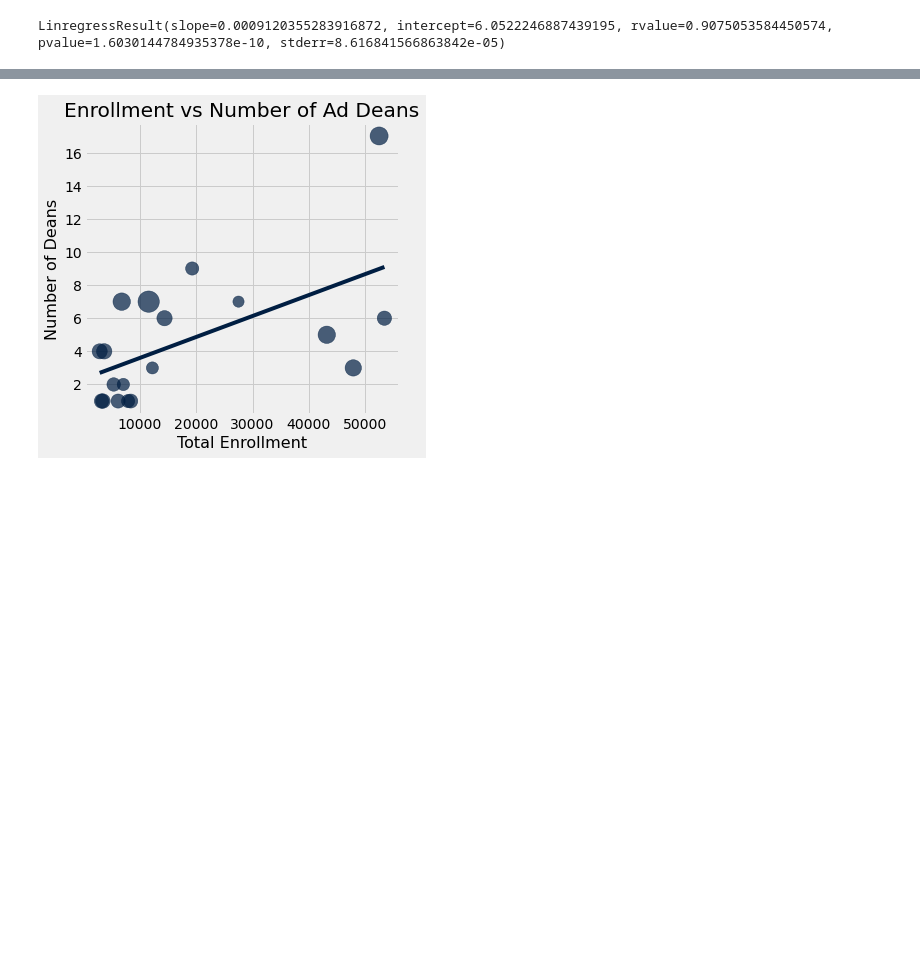
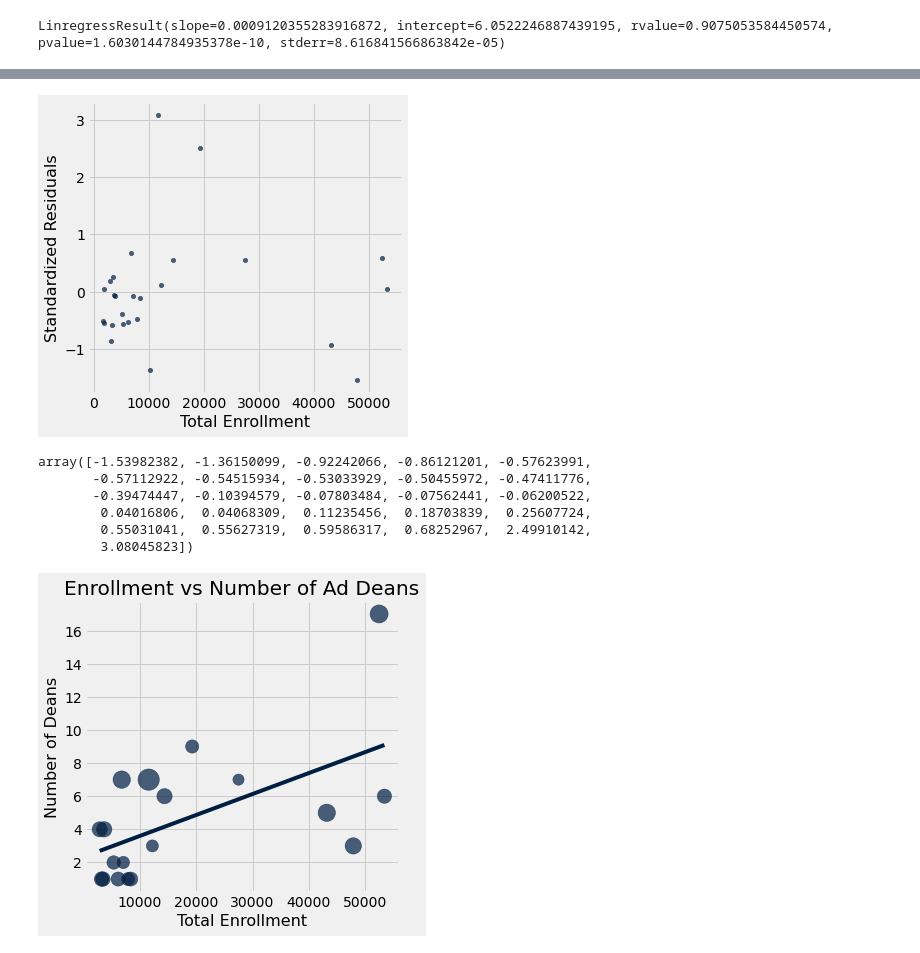
Before and after one commit to BradWhoRuns/SalaryStudy24, a Jupyter notebook: LongitudinalStudyAdminSalary.ipynb, the cells around one changed output, grey strips where cells are left out. Cells and saved outputs as stored; diff of their text form; code cells hidden in the pictures; blank space fills up the shorter version.

```diff
--- a/LongitudinalStudyAdminSalary.ipynb
+++ b/LongitudinalStudyAdminSalary.ipynb
@@ -460,6 +472,14 @@ plots.savefig("admin_deans_enrollment.pdf", bbox_inches='tight');
 # %% [output]
 [figure]
 # %%
-stats.linregress(hold_up.column("Total Enrollment"), hold_up.column("count"))
+results = stats.linregress(hold_up.column("Total Enrollment"), hold_up.column("count"))
+
+results
 # %% [output]
 LinregressResult(slope=0.0009120355283916872, intercept=6.0522246887439195, rvalue=0.9075053584450574, pvalue=1.6030144784935378e-10, stderr=8.616841566863842e-05)
+# %%
+predictions = hold_up.column("Total Enrollment")*results[0]+results[1]
+
+residuals = hold_up.column("count")- predictions
+
+residuals
@@ -466,3 +494,20 @@ LinregressResult(slope=0.0009120355283916872, intercept=6.0522246887439195, rval
+# %%
+res_std = stats.tstd(residuals)
+
+stand_res = residuals/res_std
+
+hold_up.with_column("Standardized Residuals", stand_res).scatter("Total Enrollment", "Standardized Residuals")
+# %% [output]
+[figure, added]
+# %%
+np.sort(stand_res)
+# %% [output]
+array([-1.53982382, -1.36150099, -0.92242066, -0.86121201, -0.57623991,
+       -0.57112922, -0.54515934, -0.53033929, -0.50455972, -0.47411776,
+       -0.39474447, -0.10394579, -0.07803484, -0.07562441, -0.06200522,
+        0.04016806,  0.04068309,  0.11235456,  0.18703839,  0.25607724,
+        0.55031041,  0.55627319,  0.59586317,  0.68252967,  2.49910142,
+        3.08045823])
 # %%
 ga24 = Table.read_table("Salary2024.csv")
 
```
Also changed, not shown: parts of 14 cells of this notebook.
